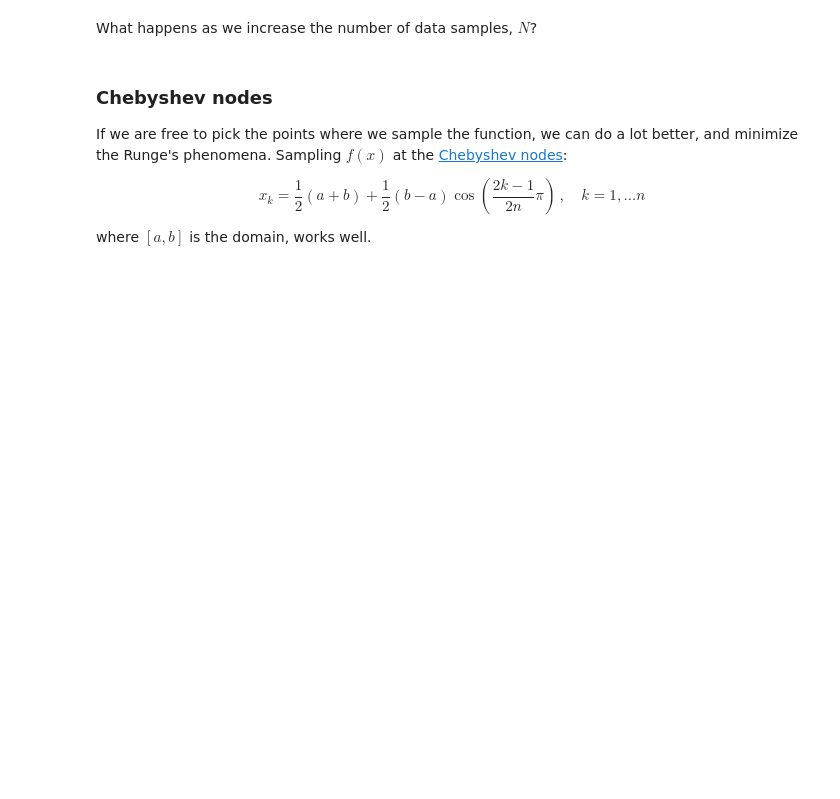
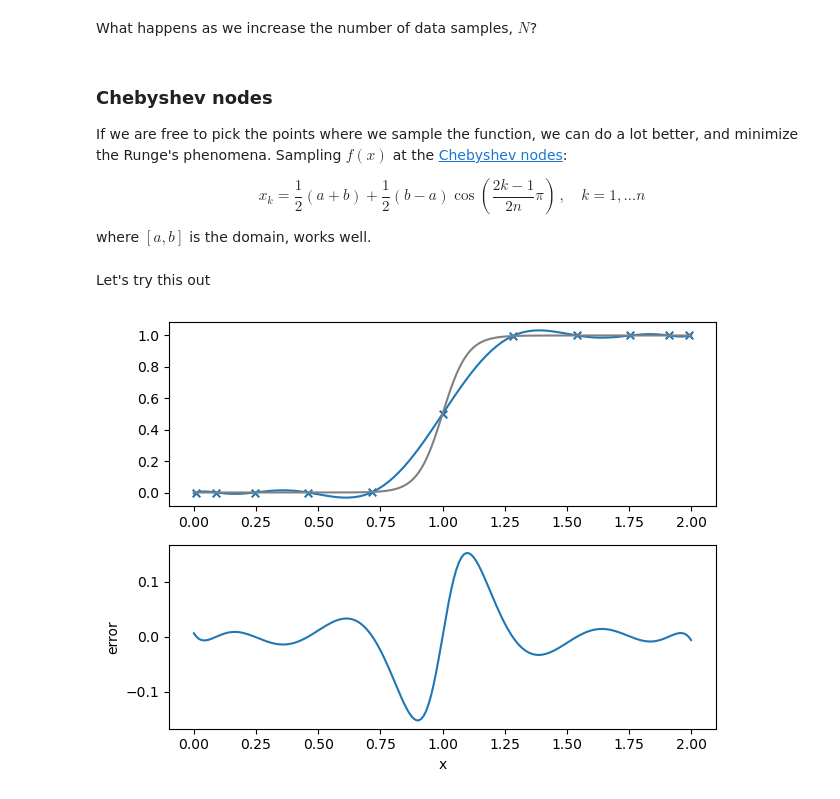
Before and after one commit to zingale/computational_astrophysics, a Jupyter notebook: content/interpolation/lagrange-interpolation.ipynb, the cells around one changed output. Saved outputs shown, nothing was run; the diff lists cells and outputs as text; code cells hidden in the pictures; blank space fills up the shorter version.

```diff
--- a/content/interpolation/lagrange-interpolation.ipynb
+++ b/content/interpolation/lagrange-interpolation.ipynb
@@ -175,3 +185,17 @@ If we are free to pick the points where we sample the function, we can do a lot
 $$x_k = \frac{1}{2}(a +b) + \frac{1}{2} (b-a) \cos \left (\frac{2k - 1}{2n}\pi \right )\, , \quad k = 1, \ldots n$$
 
 where $[a, b]$ is the domain, works well.
+# %% [markdown]
+Let's try this out
+# %%
+l = LagrangePoly(xmin, xmax, N, func, chebyshev=True)
+# %%
+for n, v in enumerate(xx):
+    ff[n] = l.evalf(v)
+
+# exact function values at the interpolated points
+fexact = func(xx)
+
+plot_result(xx, ff, fexact)
+# %% [output]
+[figure, added]
```
Also changed, not shown: parts of 8 cells of this notebook, 1 other file.
